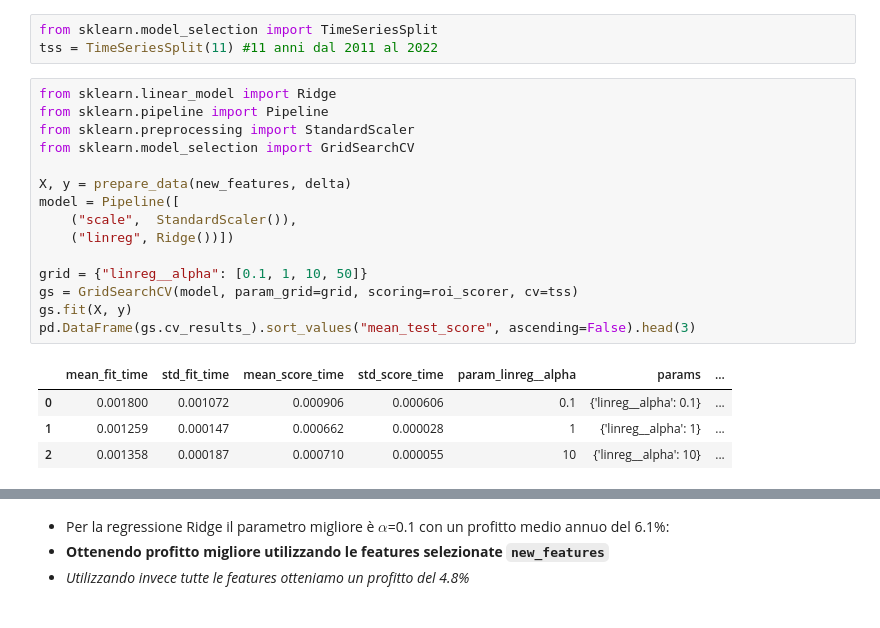
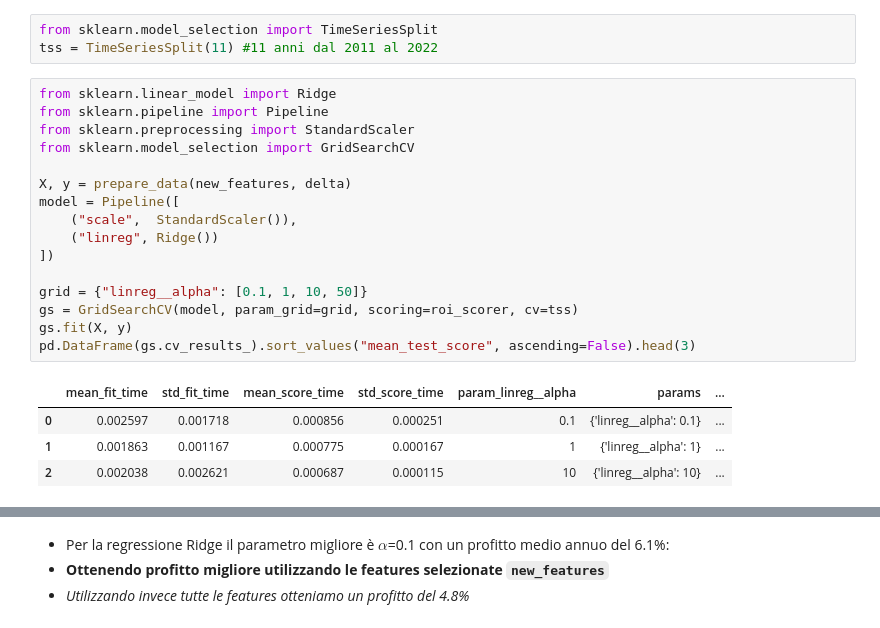
Before and after one commit to Morlenza/Nasdaq_prediction, a Jupyter notebook: PredizioneNasdaq.ipynb, the cells around one changed output, grey strips where cells are left out. Cells and saved outputs as stored; diff of their text form.

```diff
--- a/PredizioneNasdaq.ipynb
+++ b/PredizioneNasdaq.ipynb
@@ -464,20 +464,21 @@ tss = TimeSeriesSplit(11) #11 anni dal 2011 al 2022
 # %%
 from sklearn.linear_model import Ridge
 from sklearn.pipeline import Pipeline
 from sklearn.preprocessing import StandardScaler
 from sklearn.model_selection import GridSearchCV
 
 X, y = prepare_data(new_features, delta)
 model = Pipeline([
     ("scale",  StandardScaler()),
-    ("linreg", Ridge())])
+    ("linreg", Ridge())
+])
 
 grid = {"linreg__alpha": [0.1, 1, 10, 50]}
 gs = GridSearchCV(model, param_grid=grid, scoring=roi_scorer, cv=tss)
 gs.fit(X, y)
 pd.DataFrame(gs.cv_results_).sort_values("mean_test_score", ascending=False).head(3)
 # %% [output]
 |  | mean_fit_time | std_fit_time | mean_score_time | std_score_time | param_linreg__alpha | params | ... |
-| 0 | 0.001800 | 0.001072 | 0.000906 | 0.000606 | 0.1 | {'linreg__alpha': 0.1} | ... |
-| 1 | 0.001259 | 0.000147 | 0.000662 | 0.000028 | 1 | {'linreg__alpha': 1} | ... |
-| 2 | 0.001358 | 0.000187 | 0.000710 | 0.000055 | 10 | {'linreg__alpha': 10} | ... |
+| 0 | 0.002597 | 0.001718 | 0.000856 | 0.000251 | 0.1 | {'linreg__alpha': 0.1} | ... |
+| 1 | 0.001863 | 0.001167 | 0.000775 | 0.000167 | 1 | {'linreg__alpha': 1} | ... |
+| 2 | 0.002038 | 0.002621 | 0.000687 | 0.000115 | 10 | {'linreg__alpha': 10} | ... |
```
Also changed, not shown: parts of 29 cells of this notebook.
